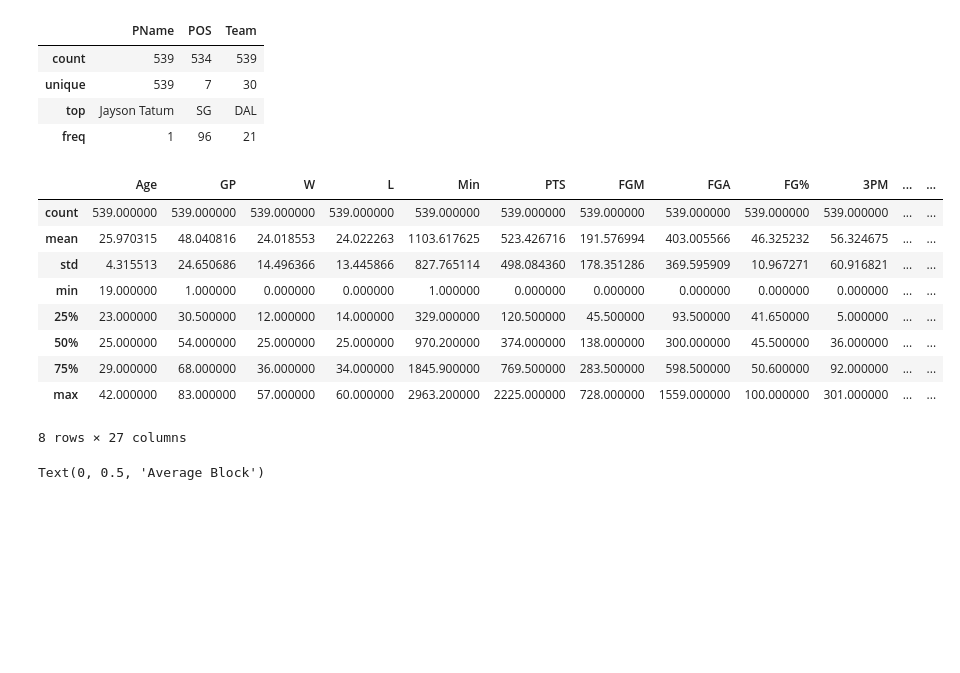
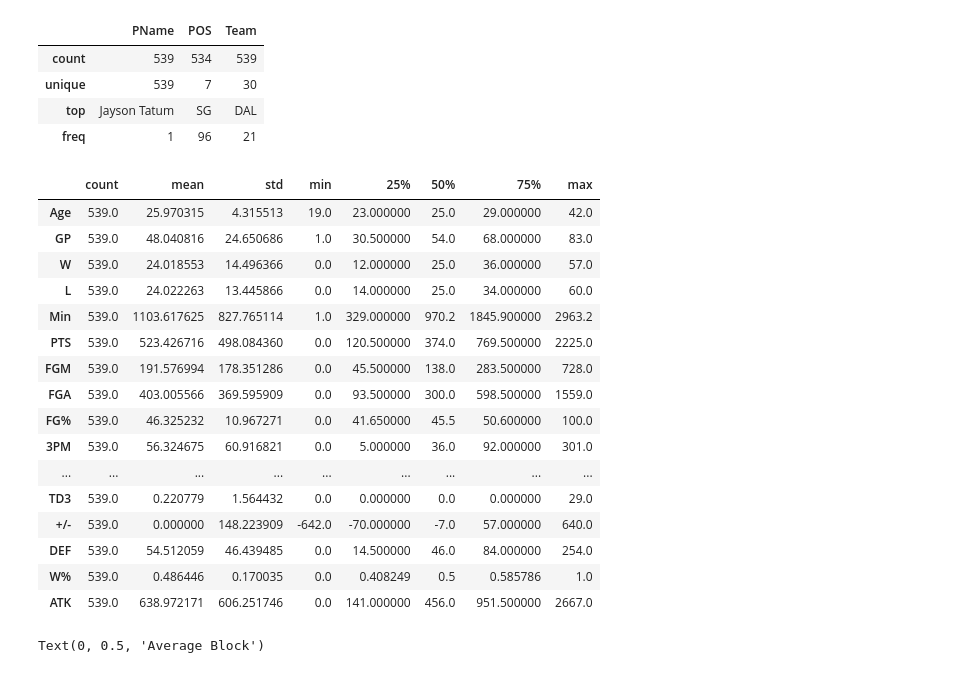
Before and after one commit to Darx63/-NBA-2023-, a Jupyter notebook: NBA.ipynb, the cells around one changed output. Cells and saved outputs as stored; diff of their text form; code cells hidden in the pictures; blank space fills up the shorter version.

```diff
--- a/NBA.ipynb
+++ b/NBA.ipynb
@@ -50,18 +50,25 @@ df.describe(include = 'object')
 | top | Jayson Tatum | SG | DAL |
 | freq | 1 | 96 | 21 |
 # %%
-df.describe(include = 'number')
+df.describe(include = 'number').T
 # %% [output]
-|  | Age | GP | W | L | Min | PTS | FGM | FGA | FG% | 3PM | ... | ... |
-| count | 539.000000 | 539.000000 | 539.000000 | 539.000000 | 539.000000 | 539.000000 | 539.000000 | 539.000000 | 539.000000 | 539.000000 | ... | ... |
-| mean | 25.970315 | 48.040816 | 24.018553 | 24.022263 | 1103.617625 | 523.426716 | 191.576994 | 403.005566 | 46.325232 | 56.324675 | ... | ... |
-| std | 4.315513 | 24.650686 | 14.496366 | 13.445866 | 827.765114 | 498.084360 | 178.351286 | 369.595909 | 10.967271 | 60.916821 | ... | ... |
-| min | 19.000000 | 1.000000 | 0.000000 | 0.000000 | 1.000000 | 0.000000 | 0.000000 | 0.000000 | 0.000000 | 0.000000 | ... | ... |
-| 25% | 23.000000 | 30.500000 | 12.000000 | 14.000000 | 329.000000 | 120.500000 | 45.500000 | 93.500000 | 41.650000 | 5.000000 | ... | ... |
-| 50% | 25.000000 | 54.000000 | 25.000000 | 25.000000 | 970.200000 | 374.000000 | 138.000000 | 300.000000 | 45.500000 | 36.000000 | ... | ... |
-| 75% | 29.000000 | 68.000000 | 36.000000 | 34.000000 | 1845.900000 | 769.500000 | 283.500000 | 598.500000 | 50.600000 | 92.000000 | ... | ... |
-| max | 42.000000 | 83.000000 | 57.000000 | 60.000000 | 2963.200000 | 2225.000000 | 728.000000 | 1559.000000 | 100.000000 | 301.000000 | ... | ... |
+|  | count | mean | std | min | 25% | 50% | 75% | max |
+| Age | 539.0 | 25.970315 | 4.315513 | 19.0 | 23.000000 | 25.0 | 29.000000 | 42.0 |
+| GP | 539.0 | 48.040816 | 24.650686 | 1.0 | 30.500000 | 54.0 | 68.000000 | 83.0 |
+| W | 539.0 | 24.018553 | 14.496366 | 0.0 | 12.000000 | 25.0 | 36.000000 | 57.0 |
+| L | 539.0 | 24.022263 | 13.445866 | 0.0 | 14.000000 | 25.0 | 34.000000 | 60.0 |
+| Min | 539.0 | 1103.617625 | 827.765114 | 1.0 | 329.000000 | 970.2 | 1845.900000 | 2963.2 |
+| PTS | 539.0 | 523.426716 | 498.084360 | 0.0 | 120.500000 | 374.0 | 769.500000 | 2225.0 |
+| FGM | 539.0 | 191.576994 | 178.351286 | 0.0 | 45.500000 | 138.0 | 283.500000 | 728.0 |
+| FGA | 539.0 | 403.005566 | 369.595909 | 0.0 | 93.500000 | 300.0 | 598.500000 | 1559.0 |
+| FG% | 539.0 | 46.325232 | 10.967271 | 0.0 | 41.650000 | 45.5 | 50.600000 | 100.0 |
+| 3PM | 539.0 | 56.324675 | 60.916821 | 0.0 | 5.000000 | 36.0 | 92.000000 | 301.0 |
+| ... | ... | ... | ... | ... | ... | ... | ... | ... |
+| TD3 | 539.0 | 0.220779 | 1.564432 | 0.0 | 0.000000 | 0.0 | 0.000000 | 29.0 |
+| +/- | 539.0 | 0.000000 | 148.223909 | -642.0 | -70.000000 | -7.0 | 57.000000 | 640.0 |
+| DEF | 539.0 | 54.512059 | 46.439485 | 0.0 | 14.500000 | 46.0 | 84.000000 | 254.0 |
+| W% | 539.0 | 0.486446 | 0.170035 | 0.0 | 0.408249 | 0.5 | 0.585786 | 1.0 |
+| ATK | 539.0 | 638.972171 | 606.251746 | 0.0 | 141.000000 | 456.0 | 951.500000 | 2667.0 |
-8 rows × 27 columns
 # %%
 #Среднее колисество очков и соершенных блоков по позиции.
 plt.figure(figsize=(15, 5))
```
Also changed, not shown: parts of 4 cells of this notebook.
